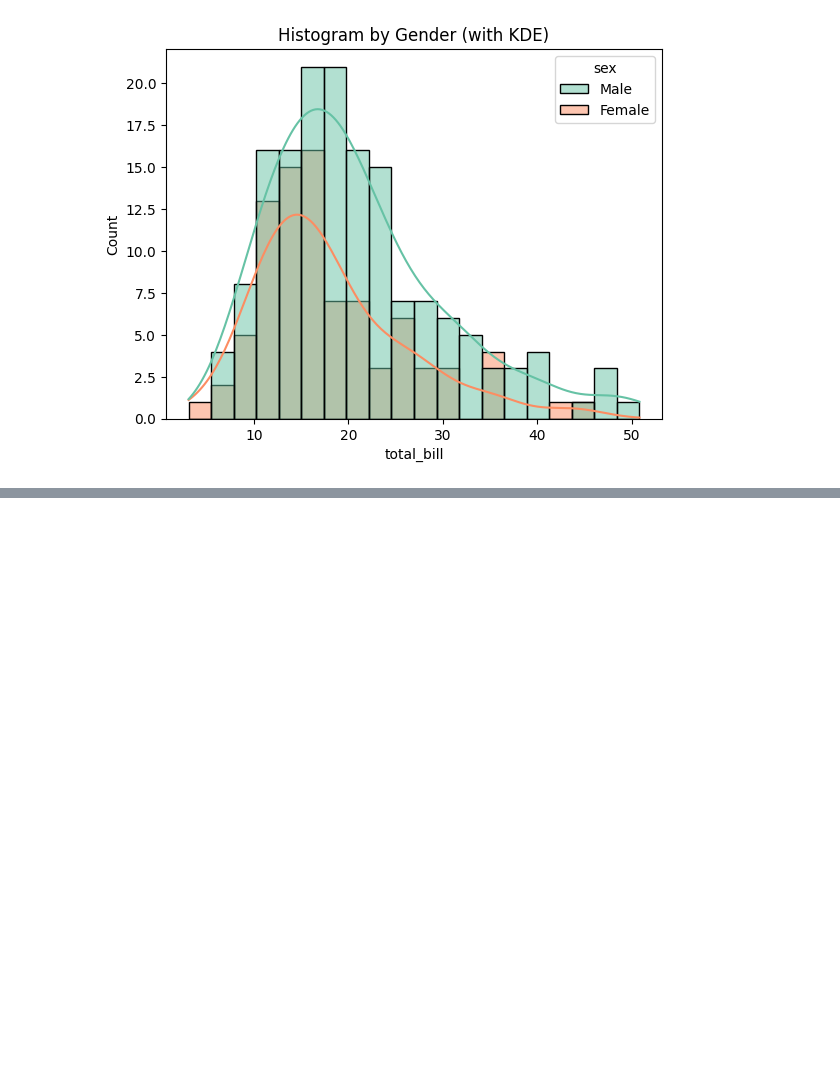
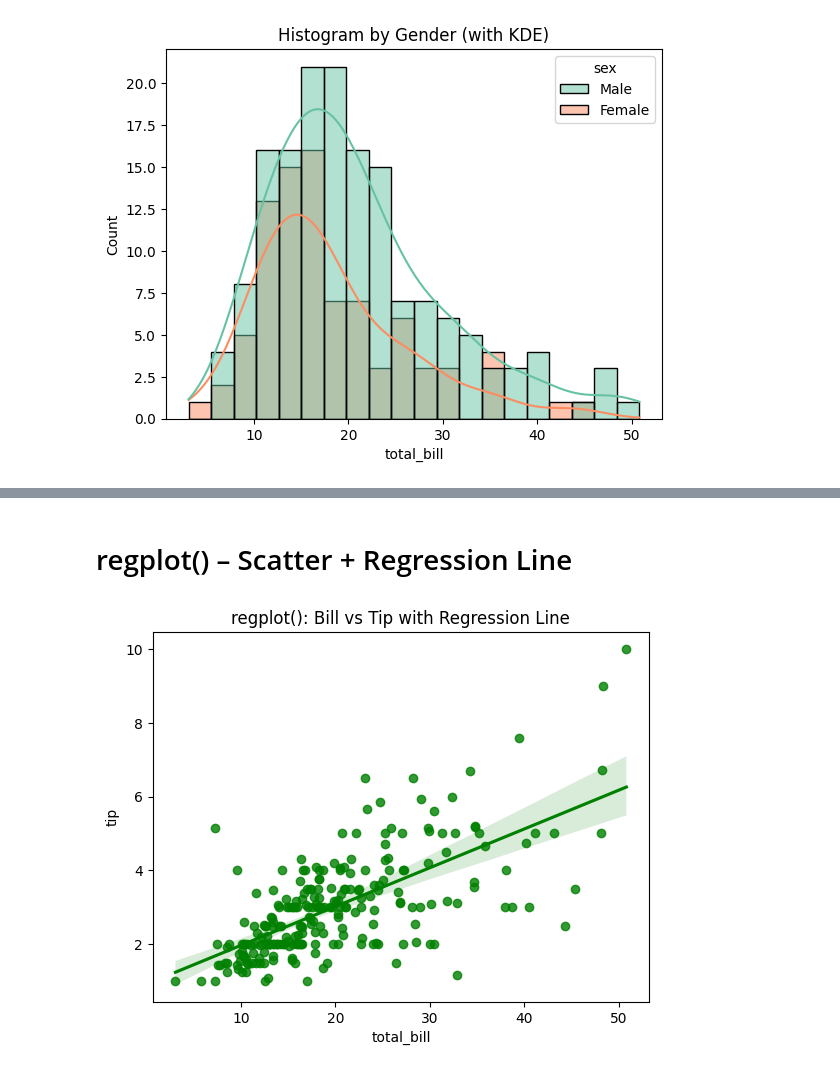
Before and after one commit to sh1vam31/Complete_DataScience, a Jupyter notebook: Seaborn.ipynb, the cells around one changed output, grey strips where cells are left out. Cells and saved outputs as stored; diff of their text form; code cells hidden in the pictures; blank space fills up the shorter version.

```diff
--- a/Seaborn.ipynb
+++ b/Seaborn.ipynb
@@ -203,0 +213,16 @@ plt.show()
+# %% [markdown]
+# regplot() – Scatter + Regression Line
+# %%
+## Regression line -> will be studying in ML
+import seaborn as sns
+import matplotlib.pyplot as plt
+
+tips = sns.load_dataset("tips")
+
+# Scatter with regression line
+# important -> regplot is not support grouping ( we can not use "hue")
+sns.regplot(x="total_bill", y="tip", data=tips, color="green")
+plt.title("regplot(): Bill vs Tip with Regression Line")
+plt.show()
+# %% [output]
+[figure, added]
```
Also changed, not shown: parts of 9 cells of this notebook.
